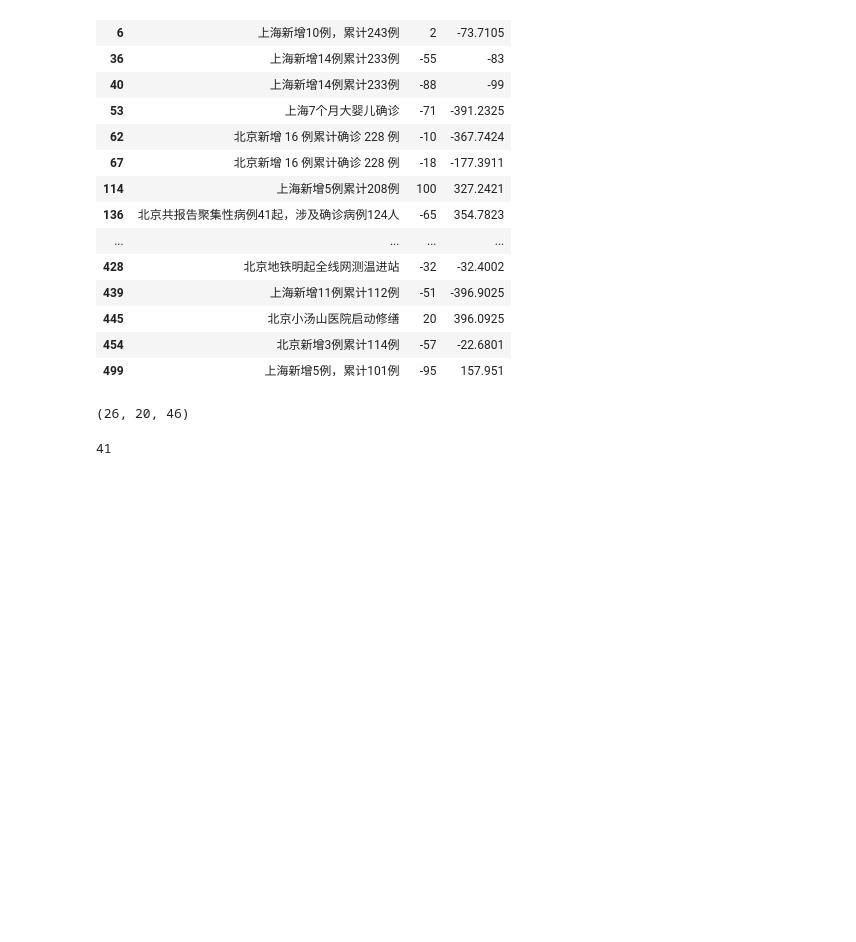
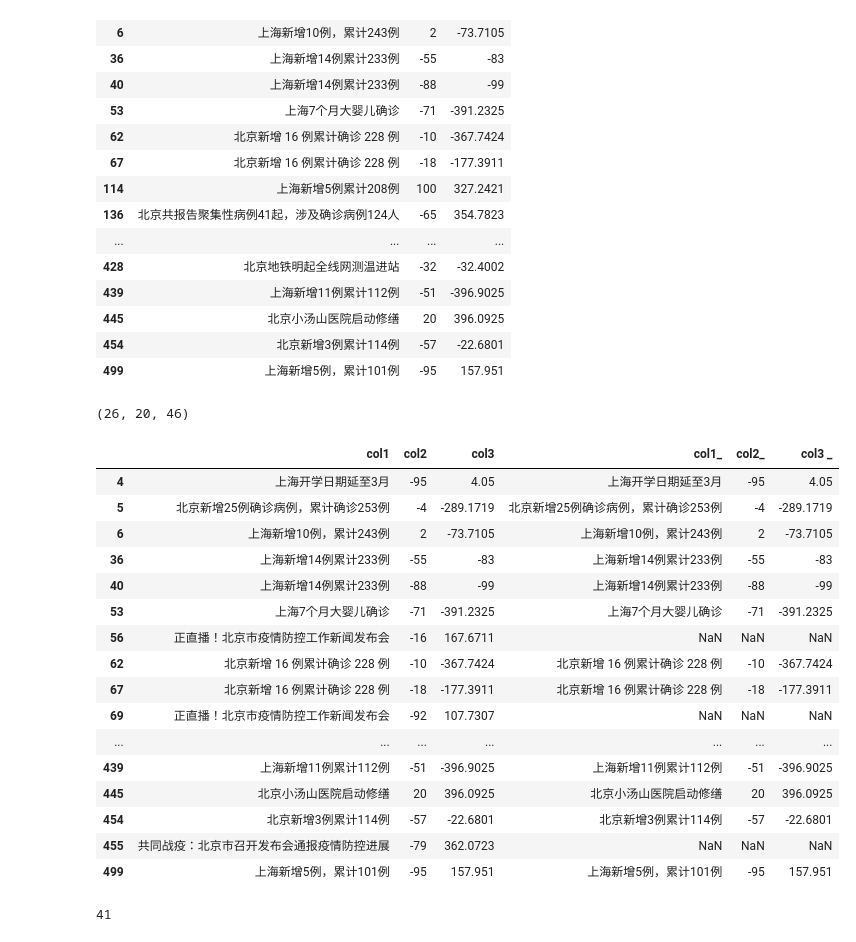
Before and after one commit to flashriver/joyfull_pandas, a Jupyter notebook: 07.ipynb, the cells around one changed output. Drawn from its saved outputs; the diff is of its cells as text; code cells hidden in the pictures; blank space fills up the shorter version.

```diff
--- a/07.ipynb
+++ b/07.ipynb
@@ -2269,6 +2357,27 @@ df2.loc[df2.col1.apply(lambda x:True if re.match(r'(北京)|(上海)',str(x)) el
 len(df2[df2.col1.str.contains('北京')]),len(df2[df2.col1.str.contains('上海')]),len(df2[df2.col1.str.contains('上海|北京')]) #
 # %% [output]
 (26, 20, 46)
+# %%
+df2[df2.col1.str.contains('上海|北京')].join(pd.concat([df2[df2.col1.str.find('上海')==0],df2[df2.col1.str.find('北京')==0]]),rsuffix='_')
+# find 方法找到的少了几个.
+# %% [output]
+|  | col1 | col2 | col3 | col1_ | col2_ | col3 _ |
+| 4 | 上海开学日期延至3月 | -95 | 4.05 | 上海开学日期延至3月 | -95 | 4.05 |
+| 5 | 北京新增25例确诊病例，累计确诊253例 | -4 | -289.1719 | 北京新增25例确诊病例，累计确诊253例 | -4 | -289.1719 |
+| 6 | 上海新增10例，累计243例 | 2 | -73.7105 | 上海新增10例，累计243例 | 2 | -73.7105 |
+| 36 | 上海新增14例累计233例 | -55 | -83 | 上海新增14例累计233例 | -55 | -83 |
+| 40 | 上海新增14例累计233例 | -88 | -99 | 上海新增14例累计233例 | -88 | -99 |
+| 53 | 上海7个月大婴儿确诊 | -71 | -391.2325 | 上海7个月大婴儿确诊 | -71 | -391.2325 |
+| 56 | 正直播！北京市疫情防控工作新闻发布会 | -16 | 167.6711 | NaN | NaN | NaN |
+| 62 | 北京新增 16 例累计确诊 228 例 | -10 | -367.7424 | 北京新增 16 例累计确诊 228 例 | -10 | -367.7424 |
+| 67 | 北京新增 16 例累计确诊 228 例 | -18 | -177.3911 | 北京新增 16 例累计确诊 228 例 | -18 | -177.3911 |
+| 69 | 正直播！北京市疫情防控工作新闻发布会 | -92 | 107.7307 | NaN | NaN | NaN |
+| ... | ... | ... | ... | ... | ... | ... |
+| 439 | 上海新增11例累计112例 | -51 | -396.9025 | 上海新增11例累计112例 | -51 | -396.9025 |
+| 445 | 北京小汤山医院启动修缮 | 20 | 396.0925 | 北京小汤山医院启动修缮 | 20 | 396.0925 |
+| 454 | 北京新增3例累计114例 | -57 | -22.6801 | 北京新增3例累计114例 | -57 | -22.6801 |
+| 455 | 共同战疫：北京市召开发布会通报疫情防控进展 | -79 | 362.0723 | NaN | NaN | NaN |
+| 499 | 上海新增5例，累计101例 | -95 | 157.951 | 上海新增5例，累计101例 | -95 | 157.951 |
 # %%
 len(pd.concat([df2[df2.col1.str.find('上海')==0],df2[df2.col1.str.find('北京')==0]]))#==df2[df2.col1.str.contains('[上海]|[北京]')]
 # %% [output]
```
Also changed, not shown: parts of 22 cells of this notebook.
